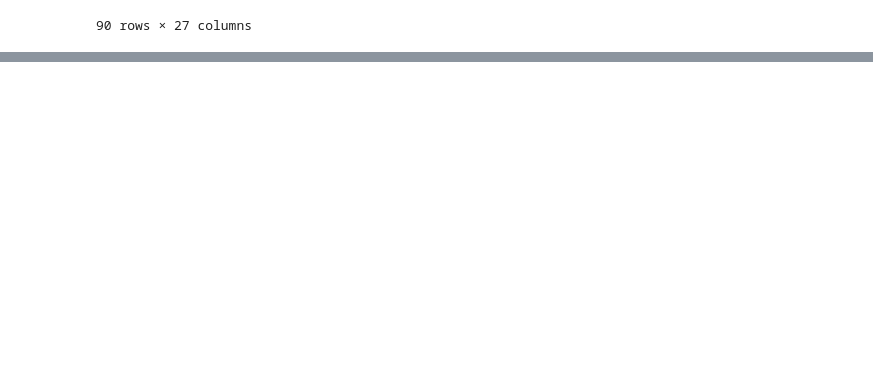
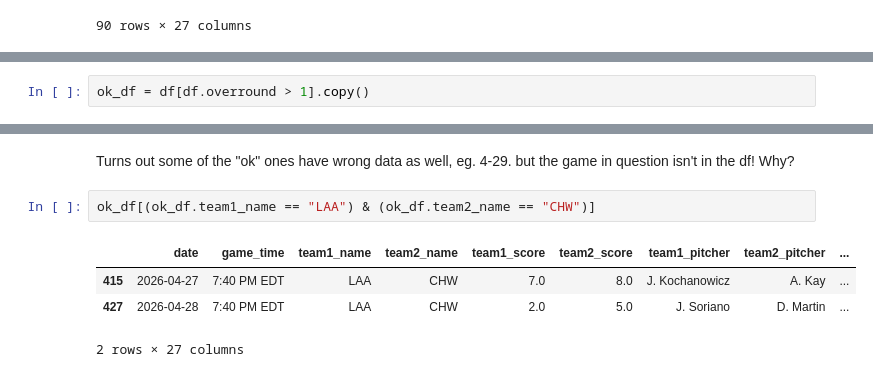
Before and after one commit to csdurfee/ai_odds_scraper, a Jupyter notebook: sbr_mlb_odds_analysis.ipynb, the cells around one changed output, grey strips where cells are left out. Drawn from its saved outputs; the diff is of its cells as text; blank space fills up the shorter version.

```diff
--- a/sbr_mlb_odds_analysis.ipynb
+++ b/sbr_mlb_odds_analysis.ipynb
@@ -168,0 +208,2 @@ df[df.overround < 1.0]
+# %%
+ok_df = df[df.overround > 1].copy()
@@ -168,0 +252,9 @@ df[df.overround < 1.0]
+# %% [markdown]
+Turns out some of the "ok" ones have wrong data as well, eg. 4-29. but the game in question isn't in the df! Why?
+# %%
+ok_df[(ok_df.team1_name == "LAA") & (ok_df.team2_name == "CHW")]
+# %% [output]
+|  | date | game_time | team1_name | team2_name | team1_score | team2_score | team1_pitcher | team2_pitcher | ... |
+| 415 | 2026-04-27 | 7:40 PM EDT | LAA | CHW | 7.0 | 8.0 | J. Kochanowicz | A. Kay | ... |
+| 427 | 2026-04-28 | 7:40 PM EDT | LAA | CHW | 2.0 | 5.0 | J. Soriano | D. Martin | ... |
+2 rows × 27 columns
```
Also changed, not shown: parts of 16 cells of this notebook, 2 other files.
